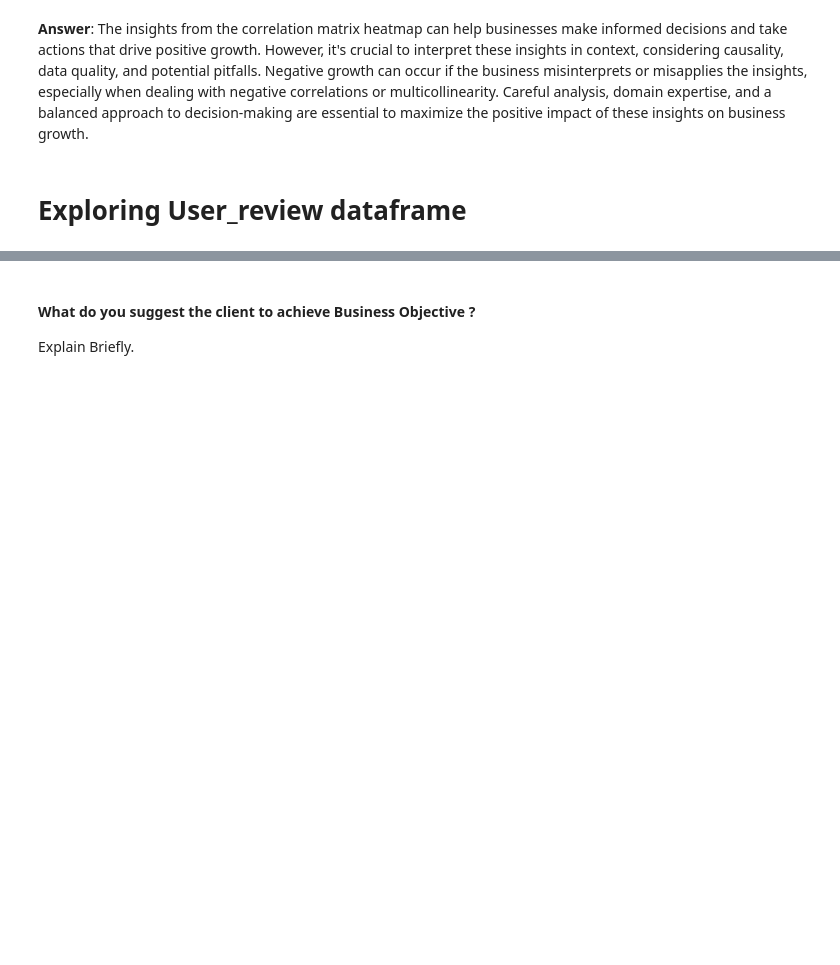
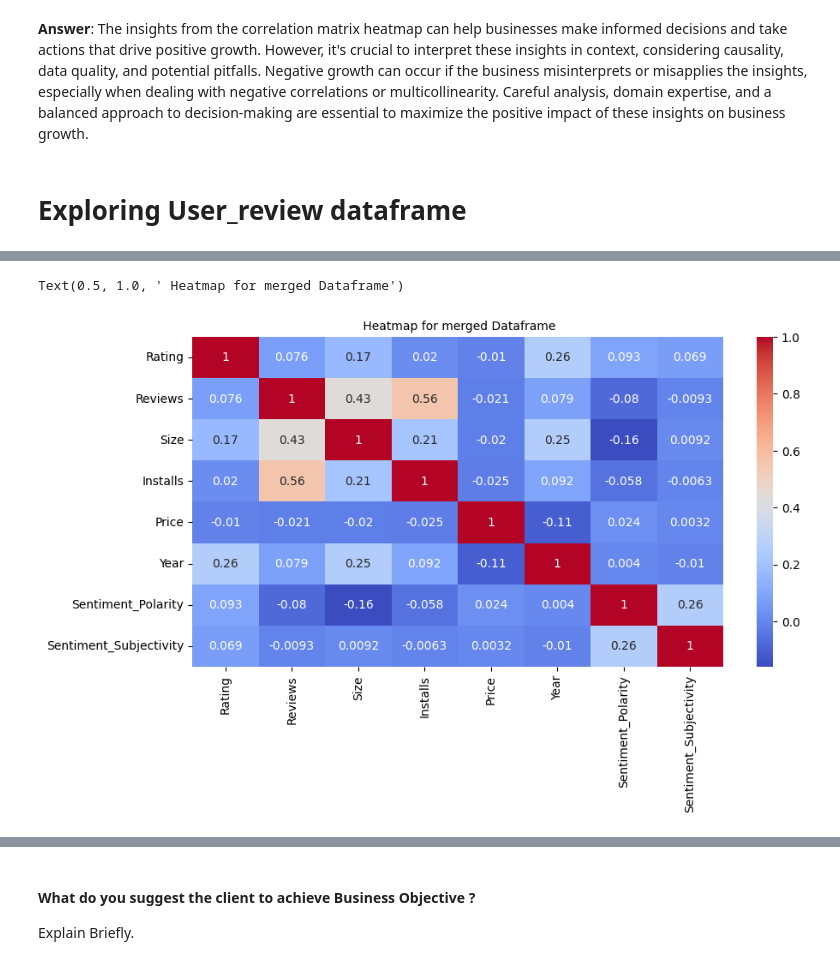
Before and after one commit to sanjaypatil91/Play-Store-App-Review-Analysis, a Jupyter notebook: Capstone_Project_Play_Store_App_Review_Analysis.ipynb, the cells around one changed output, grey strips where cells are left out. Drawn from its saved outputs; the diff is of its cells as text; code cells hidden in the pictures; blank space fills up the shorter version.

```diff
--- a/Capstone_Project_Play_Store_App_Review_Analysis.ipynb
+++ b/Capstone_Project_Play_Store_App_Review_Analysis.ipynb
@@ -777,0 +964,3 @@ Are there any insights that lead to negative growth? Justify with specific reaso
+# %%
+# Deleting the rows containing NaN values
+df_ur = df_ur.dropna()
@@ -777,0 +1017,3 @@ Are there any insights that lead to negative growth? Justify with specific reaso
+# %%
+merged_df = pd.merge(df_ps, df_ur, on='App', how = "inner")
+merged_df.head()
@@ -777,0 +1066,8 @@ Are there any insights that lead to negative growth? Justify with specific reaso
+# %%
+# Correlation heatmap: Heat Map for the merged data frame
+plt.figure(figsize = (10,5))
+sns.heatmap(merged_df.corr(), annot= True, cmap='coolwarm')
+plt.title(' Heatmap for merged Dataframe', size=10)
+# %% [output]
+Text(0.5, 1.0, ' Heatmap for merged Dataframe')
+[figure, added]
```
Also changed, not shown: parts of 85 cells of this notebook.
